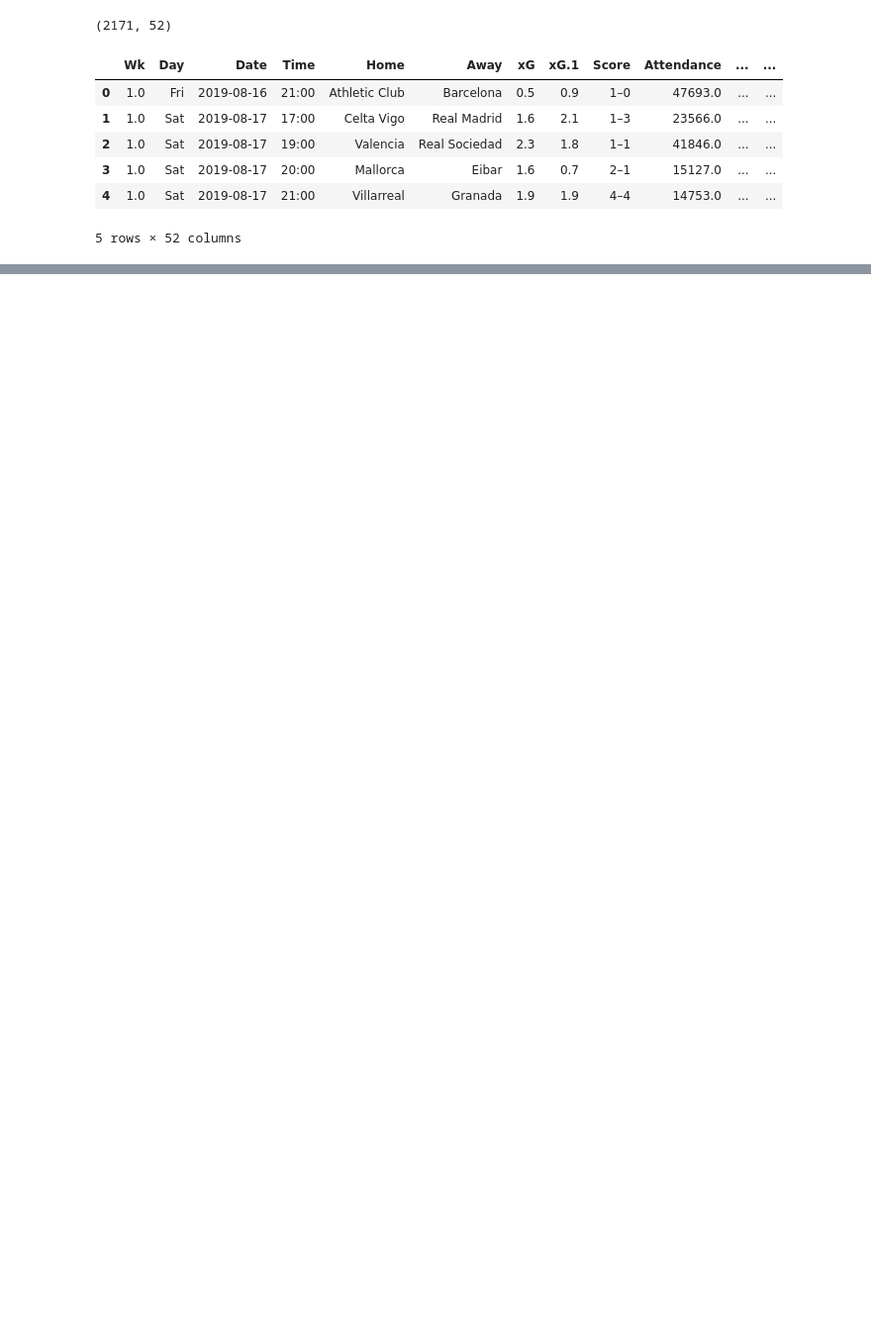
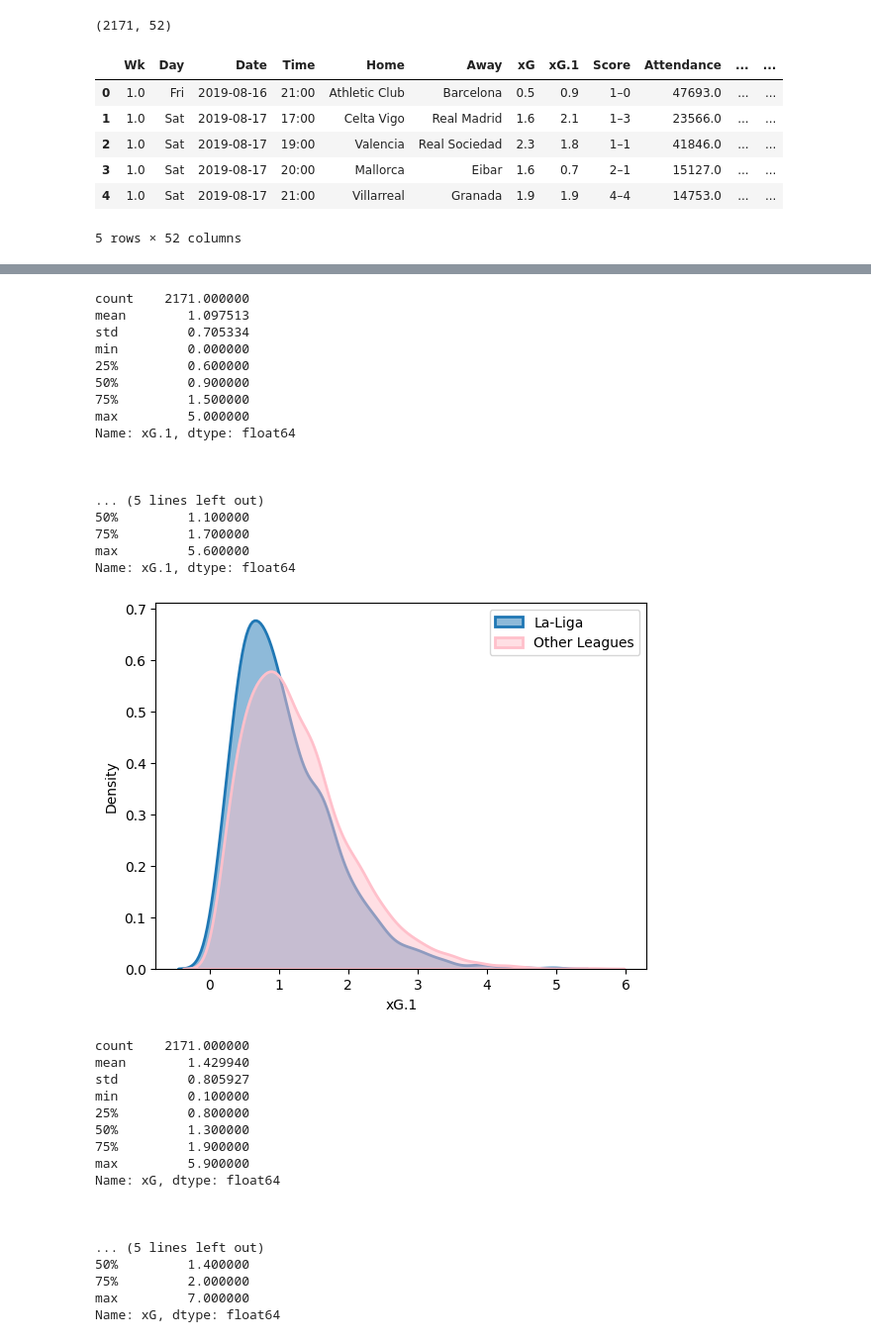
Before and after one commit to esenbora/sporg_proj_1, a Jupyter notebook: EDA.ipynb, the cells around one changed output, grey strips where cells are left out. Shown: that part at 99% size. Drawn from its saved outputs; the diff is of its cells as text; code cells hidden in the pictures; blank space fills up the shorter version.

Commit message:
Why is La Liga conceding less goals than other leagues

```diff
--- a/EDA.ipynb
+++ b/EDA.ipynb
@@ -267,11 +266,76 @@ Name: t1_formation, dtype: float64
 # %%
 # I will be comparing a lot of columns so let's create a function for it
 def compare_columns(df1, df2, column, normalize=True):
-    print(df1[column].value_counts(normalize=normalize)[:5])
-    print("\n\n")
-    print(df2[column].value_counts(normalize=normalize)[:5])
 
-    # Generate two differenct plots, axes, whatever they're called.
-    p1 = df1[column].value_counts(normalize=normalize)[:5].plot()
-    p2 = df2[column].value_counts(normalize=normalize)[:5].plot()
-    plt.show()
+    try:
+        df1_name = list(df1.keys())[0]
+        df1 = list(df1.values())[0]
+
+        df2_name = list(df2.keys())[0]
+        df2 = list(df2.values())[0]
+
+        if df1[column].dtype == "O":
+            print(df1[column].value_counts(normalize=normalize)[:5])
+            print("\n\n")
+            print(df2[column].value_counts(normalize=normalize)[:5])
+
+            # Generate two differenct plots, axes, whatever they're called.
+            # plt.show()
+
+        elif df1[column].dtype == "float64":
+            print(df1[column].describe())
+            print("\n\n")
+            print(df2[column].describe())
+
+            n_df1 = len(df1)
+            n_df2 = len(df2)
+            sns.kdeplot(data=df1, x = column, fill=True, alpha=0.5, linewidth=2, label=df1_name)
+            sns.kdeplot(data=df2.set_index(pd.Index(range(n_df1, (n_df1 + n_df2)))), x = column, fill=True,
+                         alpha=0.5, linewidth=2, color="pink", label=df2_name)
+            plt.legend()
+            plt.show()
+
+    except TypeError:
+        raise TypeError("Input 'df1' and 'df2' must be a dict with name and data pair.")
+# %%
+laliga_df["total_xG"] = laliga_df["xG"] + laliga_df["xG.1"]
+rest_df["total_xG"] = rest_df["xG"] + rest_df["xG.1"]
+
+compare_columns({"La-Liga": laliga_df}, {"Other Leagues": rest_df}, column = "xG.1")
+compare_columns({"La-Liga": laliga_df}, {"Other Leagues": rest_df}, column = "xG") # The difference in home and away team xG seems significant
+# %% [output]
+count    2171.000000
+mean        1.097513
+std         0.705334
+min         0.000000
+25%         0.600000
+50%         0.900000
+75%         1.500000
+max         5.000000
+Name: xG.1, dtype: float64
+
+
+
+... (5 lines left out)
+50%         1.100000
+75%         1.700000
+max         5.600000
+Name: xG.1, dtype: float64
+[figure, added]
+count    2171.000000
+mean        1.429940
+std         0.805927
+min         0.100000
+25%         0.800000
+50%         1.300000
+75%         1.900000
+max         5.900000
+Name: xG, dtype: float64
+
+
+
+... (5 lines left out)
+50%         1.400000
+75%         2.000000
+max         7.000000
+Name: xG, dtype: float64
```
Also changed, not shown: parts of 17 cells of this notebook.
